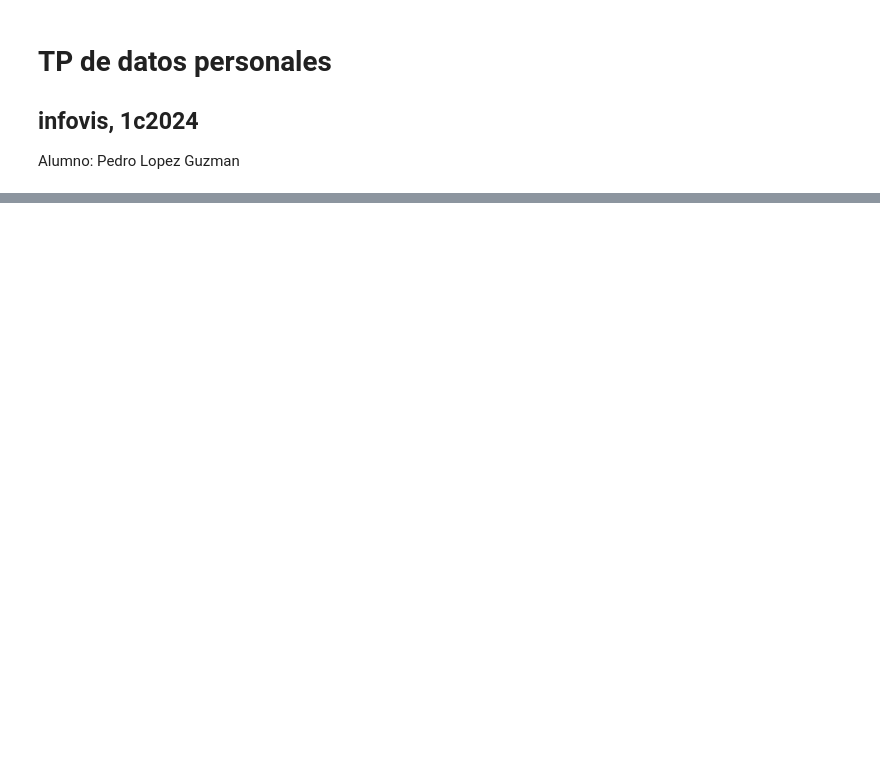
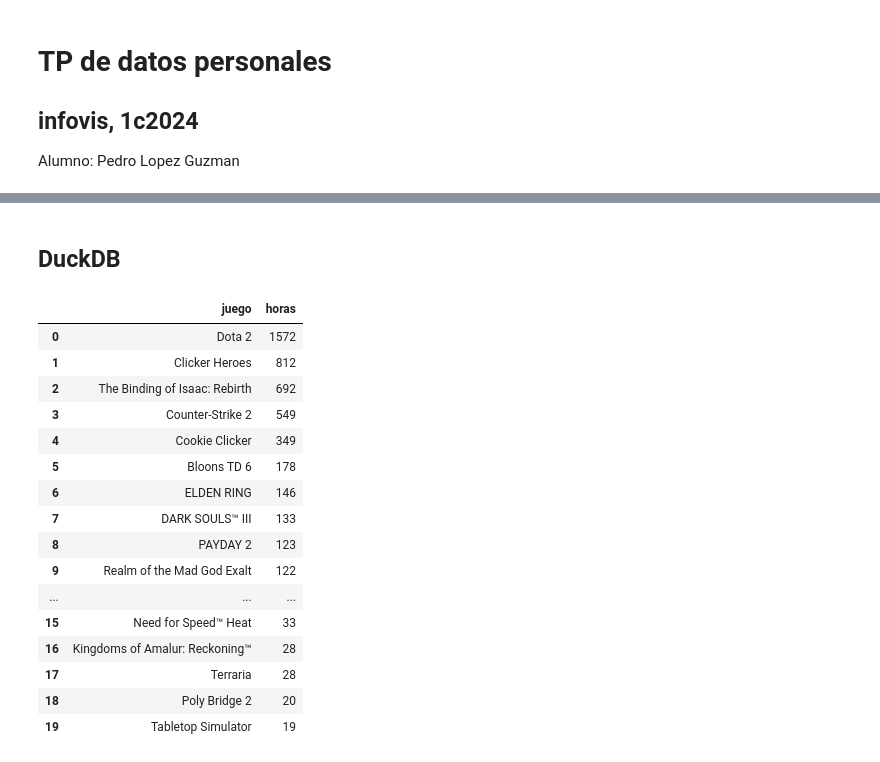
Before and after one commit to Pedro-UwU/infovis, a Jupyter notebook: TP1/TP1.ipynb, the cells around one changed output, grey strips where cells are left out. Cells and saved outputs as stored; diff of their text form; code cells hidden in the pictures; blank space fills up the shorter version.

```diff
--- a/TP1/TP1.ipynb
+++ b/TP1/TP1.ipynb
@@ -124,0 +171,26 @@ for _, game in cum_games.iterrows():
+# %% [markdown]
+## DuckDB
+# %%
+import duckdb
+duckdb.sql("""SELECT name AS juego, (sum(playtime_forever)/60)::int AS horas
+              FROM read_json('https://pedro-uwu.github.io/infovis/TP1/data/owned_games_with_tags.json')
+              GROUP BY name
+              ORDER BY horas DESC""").df().head(20)
+# %% [output]
+|  | juego | horas |
+| 0 | Dota 2 | 1572 |
+| 1 | Clicker Heroes | 812 |
+| 2 | The Binding of Isaac: Rebirth | 692 |
+| 3 | Counter-Strike 2 | 549 |
+| 4 | Cookie Clicker | 349 |
+| 5 | Bloons TD 6 | 178 |
+| 6 | ELDEN RING | 146 |
+| 7 | DARK SOULS™ III | 133 |
+| 8 | PAYDAY 2 | 123 |
+| 9 | Realm of the Mad God Exalt | 122 |
+| ... | ... | ... |
+| 15 | Need for Speed™ Heat | 33 |
+| 16 | Kingdoms of Amalur: Reckoning™ | 28 |
+| 17 | Terraria | 28 |
+| 18 | Poly Bridge 2 | 20 |
+| 19 | Tabletop Simulator | 19 |
```
Also changed, not shown: parts of 13 cells of this notebook.
